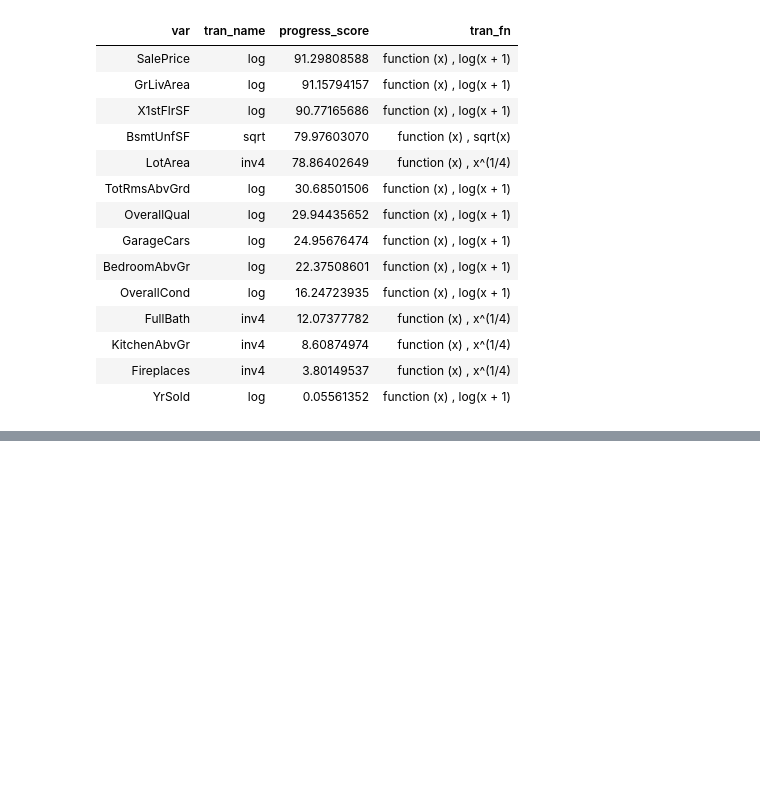
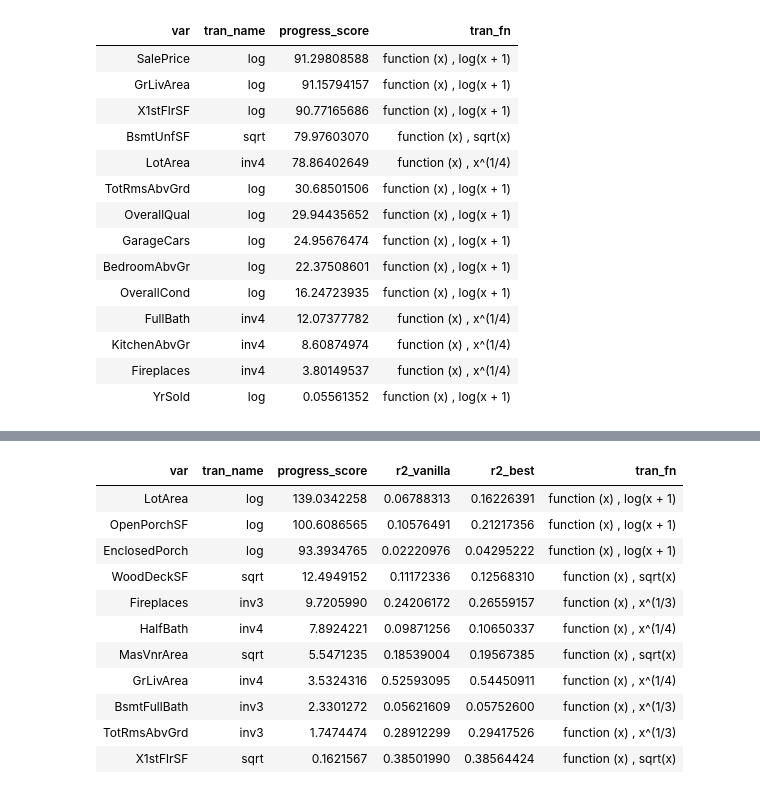
Before and after one commit to MatrixNorm/kaggle, a Jupyter notebook: rbooks/house_prices/04_transform_numeric.ipynb, the cells around one changed output, grey strips where cells are left out. Cells and saved outputs as stored; diff of their text form; code cells hidden in the pictures; blank space fills up the shorter version.

```diff
--- a/rbooks/house_prices/04_transform_numeric.ipynb
+++ b/rbooks/house_prices/04_transform_numeric.ipynb
@@ -73,0 +169,35 @@ theme_bw()
+# %%
+x %>% group_by(var) %>%
+nest %>%
+mutate(
+    best_tran = map(data, function(df) {
+        best <- df %>% arrange(desc(r2)) %>% head(1)
+        vanilla <- df %>% filter(tran == 'x')
+        progress_score <- 100 * (best$r2 - vanilla$r2) / vanilla$r2
+        data_frame(
+            tran_name = best$tran,
+            progress_score = progress_score,
+            r2_vanilla = vanilla$r2,
+            r2_best = best$r2
+        )
+    })
+) %>%
+select(-data) %>%
+unnest %>%
+filter(tran_name != 'x') %>%
+inner_join(trans, by=c("tran_name")) %>%
+arrange(desc(progress_score)) %>%
+filter(r2_best > 0.02)
+# %% [output]
+| var | tran_name | progress_score | r2_vanilla | r2_best | tran_fn |
+| LotArea | log | 139.0342258 | 0.06788313 | 0.16226391 | function (x) , log(x + 1) |
+| OpenPorchSF | log | 100.6086565 | 0.10576491 | 0.21217356 | function (x) , log(x + 1) |
+| EnclosedPorch | log | 93.3934765 | 0.02220976 | 0.04295222 | function (x) , log(x + 1) |
+| WoodDeckSF | sqrt | 12.4949152 | 0.11172336 | 0.12568310 | function (x) , sqrt(x) |
+| Fireplaces | inv3 | 9.7205990 | 0.24206172 | 0.26559157 | function (x) , x^(1/3) |
+| HalfBath | inv4 | 7.8924221 | 0.09871256 | 0.10650337 | function (x) , x^(1/4) |
+| MasVnrArea | sqrt | 5.5471235 | 0.18539004 | 0.19567385 | function (x) , sqrt(x) |
+| GrLivArea | inv4 | 3.5324316 | 0.52593095 | 0.54450911 | function (x) , x^(1/4) |
+| BsmtFullBath | inv3 | 2.3301272 | 0.05621609 | 0.05752600 | function (x) , x^(1/3) |
+| TotRmsAbvGrd | inv3 | 1.7474474 | 0.28912299 | 0.29417526 | function (x) , x^(1/3) |
+| X1stFlrSF | sqrt | 0.1621567 | 0.38501990 | 0.38564424 | function (x) , sqrt(x) |
```
Also changed, not shown: parts of 5 cells of this notebook, 3 other files.
